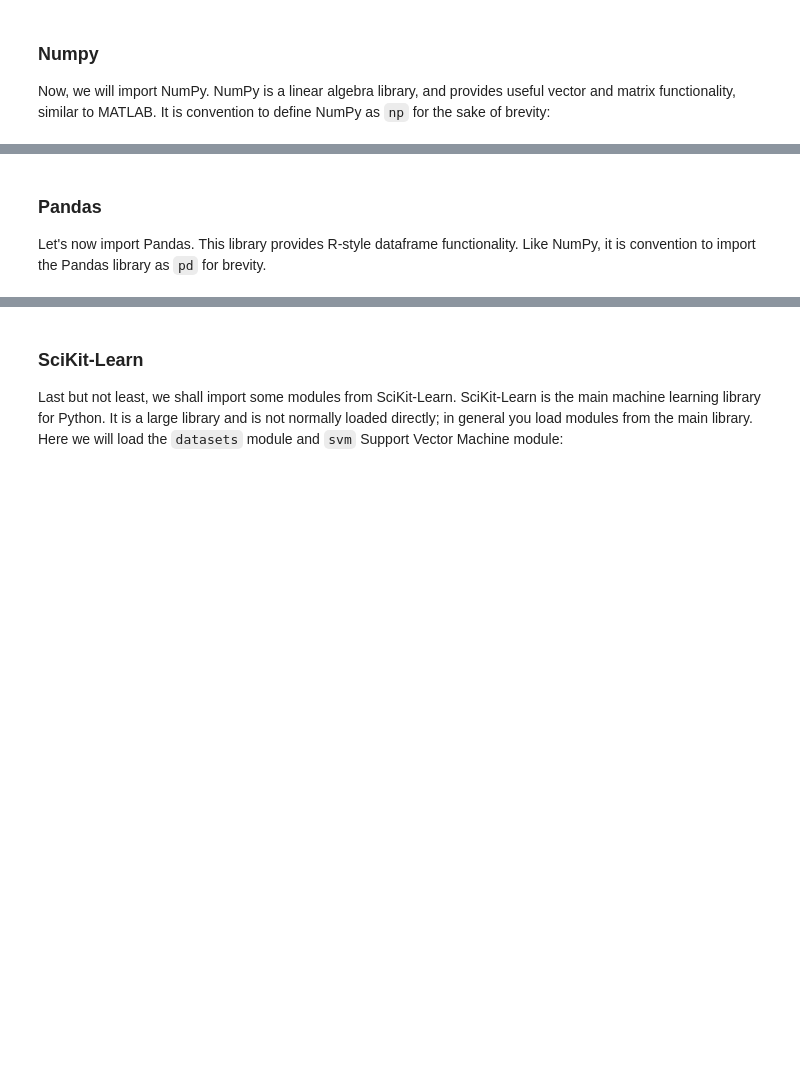
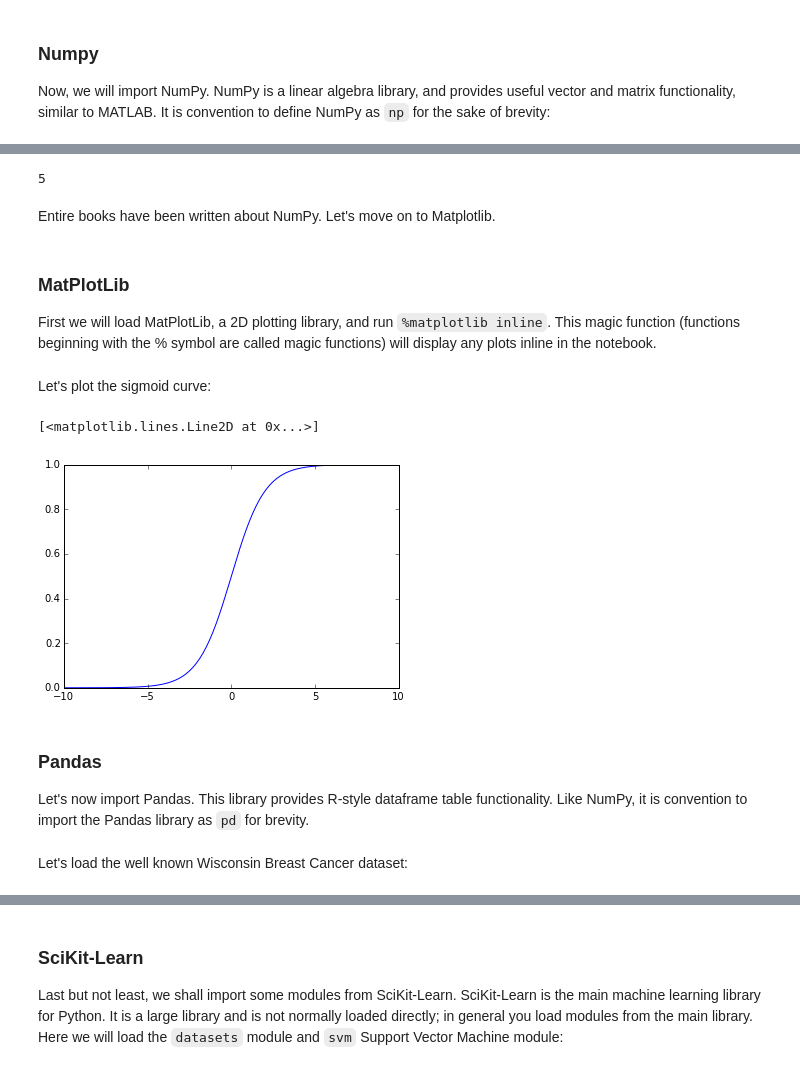
Before and after one commit to afcarl/Machine-Learning-for-Health-Informatics, a Jupyter notebook: Week1.ipynb, the cells around one changed output, grey strips where cells are left out. Cells and saved outputs as stored; diff of their text form; code cells hidden in the pictures; blank space fills up the shorter version.

Commit message:
Changes made to Week1 notebook

```diff
--- a/Week1.ipynb
+++ b/Week1.ipynb
@@ -24,0 +20,4 @@ import numpy as np
+# %%
+a = np.array([1,2,3,4,5,6])
+
+a
@@ -24,0 +71,10 @@ import numpy as np
+# %%
+m[1,1]
+# %% [output]
+5
+# %% [markdown]
+Entire books have been written about NumPy. Let's move on to Matplotlib.
+# %% [markdown]
+### MatPlotLib
+
+First we will load MatPlotLib, a 2D plotting library, and run `%matplotlib inline`. This magic function (functions beginning with the % symbol are called magic functions) will display any plots inline in the notebook.
@@ -25,5 +84,24 @@ import numpy as np
+# %% [markdown]
+Let's plot the sigmoid curve:
+# %%
+import math
+def sigmoid(x):
+    a = []
+    for item in x:
+        a.append(1/(1+math.exp(-item)))
+    return a
+
+x = np.arange(-10., 10., 0.1)
+sig = sigmoid(x)
+
+plt.plot(x,sig)
+# %% [output]
+[<matplotlib.lines.Line2D at 0x...>]
+[figure, added]
 # %% [markdown]
 ### Pandas
-Let's now import Pandas. This library provides R-style dataframe functionality. Like NumPy, it is convention to import the Pandas library as `pd` for brevity.
+Let's now import Pandas. This library provides R-style dataframe table functionality. Like NumPy, it is convention to import the Pandas library as `pd` for brevity.
 # %%
 import pandas as pd
+# %% [markdown]
+Let's load the well known Wisconsin Breast Cancer dataset:
```
Also changed, not shown: parts of 49 cells of this notebook.
